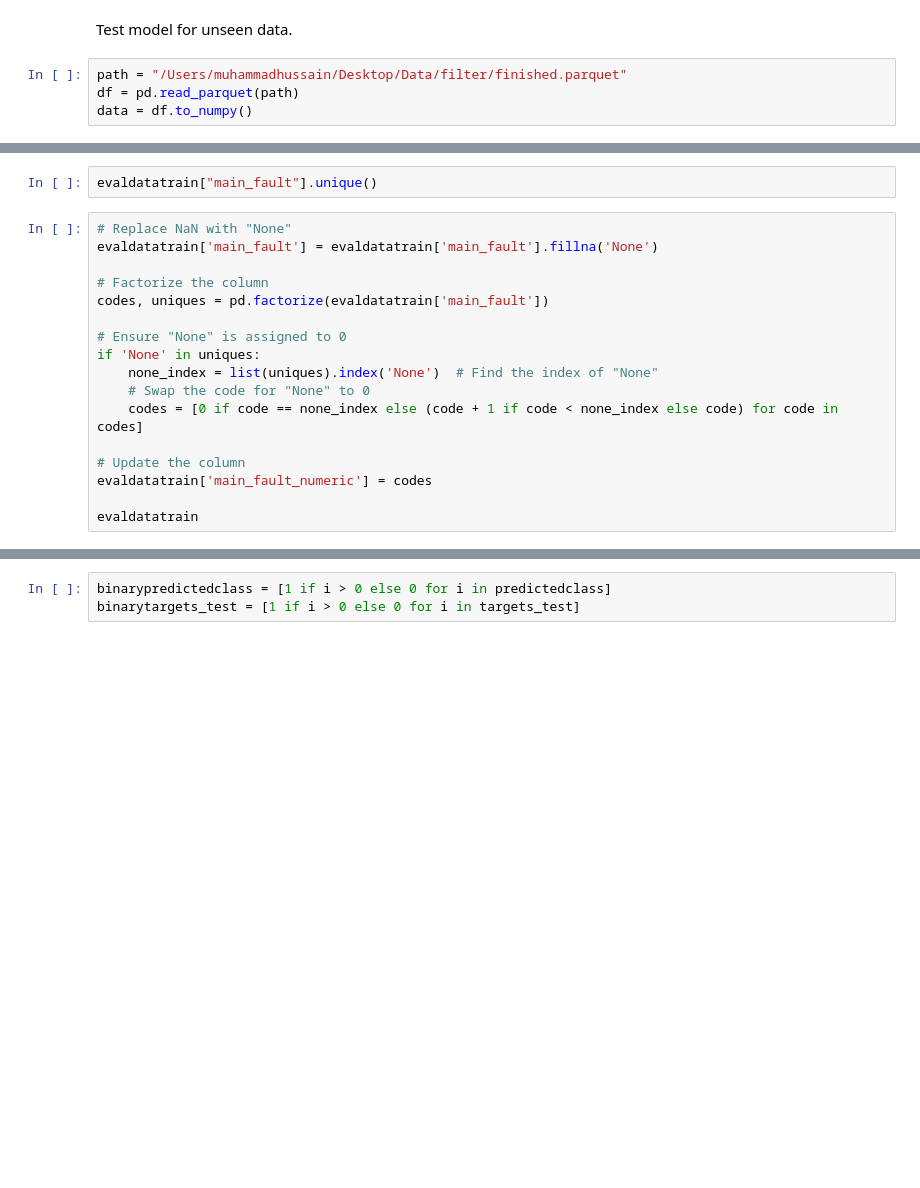
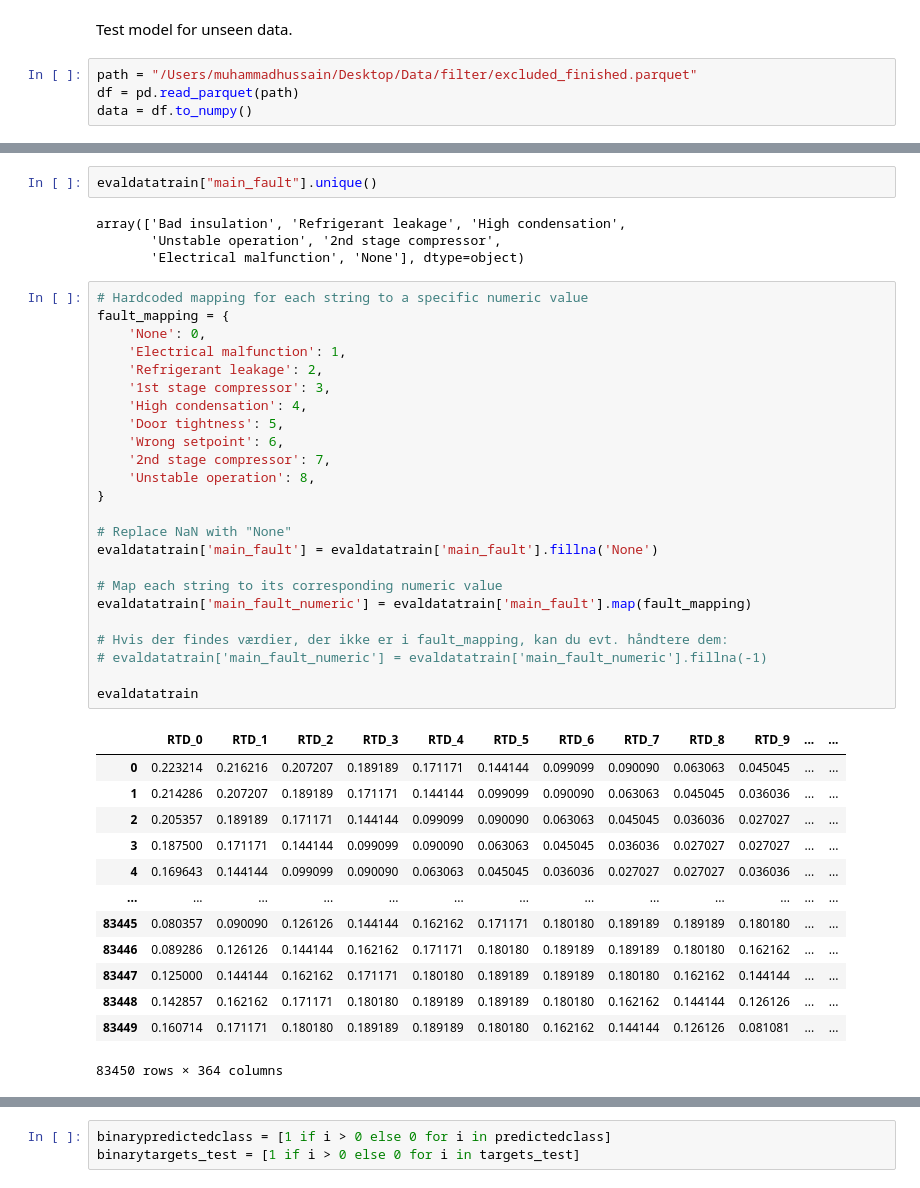
Before and after one commit to muhammadhussain-ops/DeepLearningProject, a Jupyter notebook: NeuralNetwork.ipynb, the cells around one changed output, grey strips where cells are left out. Drawn from its saved outputs; the diff is of its cells as text; blank space fills up the shorter version.

```diff
--- a/NeuralNetwork.ipynb
+++ b/NeuralNetwork.ipynb
@@ -461,7 +463,7 @@ Hyppigheder: tensor([ 5089,  6815,  5645, 13656,  3421,  6771,  3385,  4385,  68
 # %% [markdown]
 Test model for unseen data.
 # %%
-path = "/Users/muhammadhussain/Desktop/Data/filter/finished.parquet"
+path = "/Users/muhammadhussain/Desktop/Data/filter/excluded_finished.parquet"
 df = pd.read_parquet(path)
 data = df.to_numpy()
 # %%
@@ -471,22 +487,47 @@ evaldatatrain
 # %%
 evaldatatrain["main_fault"].unique()
+# %% [output]
+array(['Bad insulation', 'Refrigerant leakage', 'High condensation',
+       'Unstable operation', '2nd stage compressor',
+       'Electrical malfunction', 'None'], dtype=object)
-# %%
-# Replace NaN with "None"
-evaldatatrain['main_fault'] = evaldatatrain['main_fault'].fillna('None')
-
-# Factorize the column
-codes, uniques = pd.factorize(evaldatatrain['main_fault'])
-
-# Ensure "None" is assigned to 0
-if 'None' in uniques:
-    none_index = list(uniques).index('None')  # Find the index of "None"
-    # Swap the code for "None" to 0
-    codes = [0 if code == none_index else (code + 1 if code < none_index else code) for code in codes]
-
-# Update the column
-evaldatatrain['main_fault_numeric'] = codes
-
-evaldatatrain
+# %%
+# Hardcoded mapping for each string to a specific numeric value
+fault_mapping = {
+    'None': 0,
+    'Electrical malfunction': 1,
+    'Refrigerant leakage': 2,
+    '1st stage compressor': 3,
+    'High condensation': 4,
+    'Door tightness': 5,
+    'Wrong setpoint': 6,
+    '2nd stage compressor': 7,
+    'Unstable operation': 8,
+}
+
+# Replace NaN with "None"
+evaldatatrain['main_fault'] = evaldatatrain['main_fault'].fillna('None')
+
+# Map each string to its corresponding numeric value
+evaldatatrain['main_fault_numeric'] = evaldatatrain['main_fault'].map(fault_mapping)
+
+# Hvis der findes værdier, der ikke er i fault_mapping, kan du evt. håndtere dem:
+# evaldatatrain['main_fault_numeric'] = evaldatatrain['main_fault_numeric'].fillna(-1)
+
+evaldatatrain
+# %% [output]
+|  | RTD_0 | RTD_1 | RTD_2 | RTD_3 | RTD_4 | RTD_5 | RTD_6 | RTD_7 | RTD_8 | RTD_9 | ... | ... |
+| 0 | 0.223214 | 0.216216 | 0.207207 | 0.189189 | 0.171171 | 0.144144 | 0.099099 | 0.090090 | 0.063063 | 0.045045 | ... | ... |
+| 1 | 0.214286 | 0.207207 | 0.189189 | 0.171171 | 0.144144 | 0.099099 | 0.090090 | 0.063063 | 0.045045 | 0.036036 | ... | ... |
+| 2 | 0.205357 | 0.189189 | 0.171171 | 0.144144 | 0.099099 | 0.090090 | 0.063063 | 0.045045 | 0.036036 | 0.027027 | ... | ... |
+| 3 | 0.187500 | 0.171171 | 0.144144 | 0.099099 | 0.090090 | 0.063063 | 0.045045 | 0.036036 | 0.027027 | 0.027027 | ... | ... |
+| 4 | 0.169643 | 0.144144 | 0.099099 | 0.090090 | 0.063063 | 0.045045 | 0.036036 | 0.027027 | 0.027027 | 0.036036 | ... | ... |
+| ... | ... | ... | ... | ... | ... | ... | ... | ... | ... | ... | ... | ... |
+| 83445 | 0.080357 | 0.090090 | 0.126126 | 0.144144 | 0.162162 | 0.171171 | 0.180180 | 0.189189 | 0.189189 | 0.180180 | ... | ... |
+| 83446 | 0.089286 | 0.126126 | 0.144144 | 0.162162 | 0.171171 | 0.180180 | 0.189189 | 0.189189 | 0.180180 | 0.162162 | ... | ... |
+| 83447 | 0.125000 | 0.144144 | 0.162162 | 0.171171 | 0.180180 | 0.189189 | 0.189189 | 0.180180 | 0.162162 | 0.144144 | ... | ... |
+| 83448 | 0.142857 | 0.162162 | 0.171171 | 0.180180 | 0.189189 | 0.189189 | 0.180180 | 0.162162 | 0.144144 | 0.126126 | ... | ... |
+| 83449 | 0.160714 | 0.171171 | 0.180180 | 0.189189 | 0.189189 | 0.180180 | 0.162162 | 0.144144 | 0.126126 | 0.081081 | ... | ... |
+83450 rows × 364 columns
 # %%
 # Get unique pairs of main_fault and main_fault_numeric
 unique_pairs = evaldatatrain[['main_fault', 'main_fault_numeric']].drop_duplicates().sort_values(by='main_fault_numeric')
```
Also changed, not shown: parts of 22 cells of this notebook, 2 other files.
